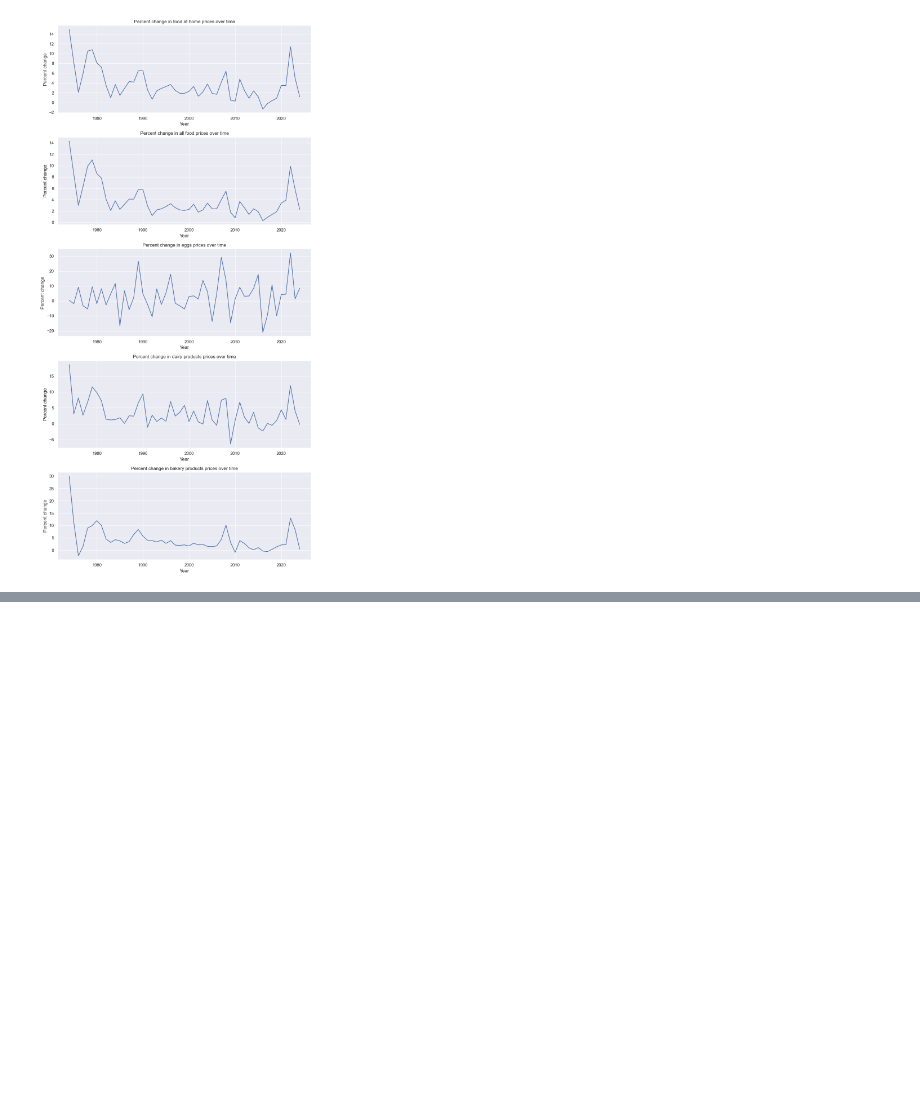
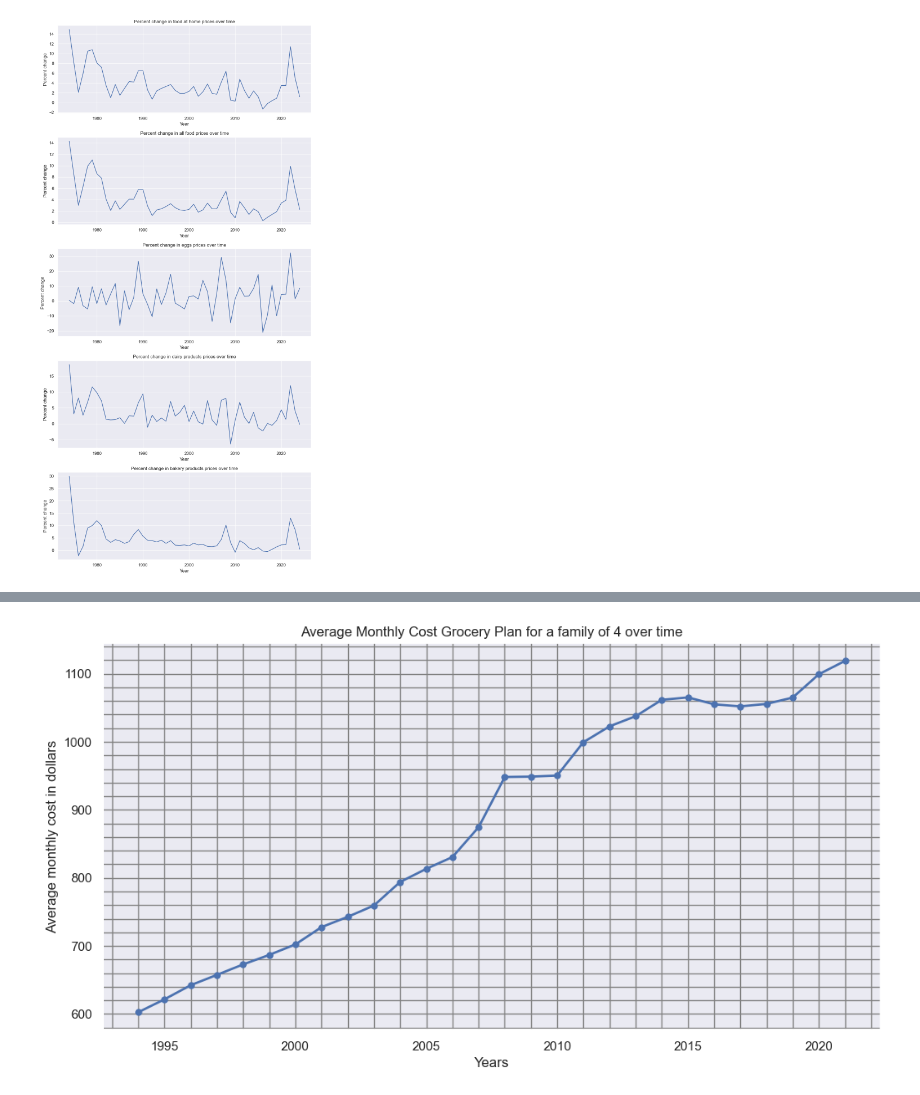
Before and after one commit to torreywatwit/Data_Science_proj, a Jupyter notebook: analysis.ipynb, the cells around one changed output, grey strips where cells are left out. Cells and saved outputs as stored; diff of their text form; code cells hidden in the pictures; blank space fills up the shorter version.

Commit message:
Added question 1 analysis and conclusion

```diff
--- a/analysis.ipynb
+++ b/analysis.ipynb
@@ -92,0 +96,84 @@ sns.lineplot(data=basic_metrics, x='Year', y='Percent change', hue='Consumer Pri
+# %%
+#First we read the 3 food plan sets using pandas
+pre_2003_foodplan = pd.read_excel("data/usda-moderatecostplan-pre-march2003.xlsx", sheet_name='Moderate-Cost 94-03')
+foodplan_03_07 = pd.read_excel("data/usda-moderatecostplan-march2003-aug2007.xlsx", sheet_name="Moderate-Cost 03-07")
+foodplan_07_present = pd.read_excel("data/cnpp-moderatecostplan-sept2007-present.xlsx", sheet_name="Moderate-Cost 07-Pres")
+
+#We then applied a few filters ensuring we were only grabbing monthly data pertaining to the U.S
+norm1 = pre_2003_foodplan[(pre_2003_foodplan['geographic_area'] == "Mainland U.S.") & (pre_2003_foodplan['frequency'] == 'Monthly')].copy()
+norm2 = foodplan_03_07[(foodplan_03_07['geographic_area'] == "Mainland U.S.") & (foodplan_03_07['frequency'] == 'Monthly')].copy()
+norm3 = foodplan_07_present[(foodplan_07_present['location'] == "Mainland U.S.") & (foodplan_07_present['frequency'] == "Monthly")].copy()
+
+#We then normalized some column names and converted the year and cost columns to numbers for analysis
+norm3 = norm3.rename(columns={'location': 'geographic_area'})
+norm1['year'] = pd.to_numeric(norm1['year'], errors='coerce')
+norm2['year'] = pd.to_numeric(norm2['year'], errors='coerce')
+norm3['year'] = pd.to_numeric(norm3['year'], errors='coerce')
+
+norm1['cost'] = pd.to_numeric(norm1['cost'], errors='coerce')
+norm2['cost'] = pd.to_numeric(norm2['cost'], errors='coerce')
+norm3['cost'] = pd.to_numeric(norm3['cost'], errors='coerce')
+
+#Then we examined the unique values from fam_indv, group, and age columns to decide how we wanted to build our data around a 4 family profile
+'''print(norm1['fam_indv'].unique())
+print(norm1['group'].unique())
+print(norm1['age'].unique())
+
+print(norm2['fam_indv'].unique())
+print(norm2['group'].unique())
+print(norm2['age'].unique())
+
+print(norm3['fam_indv'].unique())
+print(norm3['group'].unique())
+print(norm3['age'].unique())'''
+
+#We ended up deciding on using the premade family category, including children from a broad age range
+family1 = norm1[(norm1['fam_indv'] == 'Family') & (norm1['group'] == 'Couple and children') & (norm1['age'] == '20-50 years and children 6-8 and 9-11 years')].copy()
+family2 = norm2[(norm2['fam_indv'] == 'Family') & (norm2['group'] == 'Couple and children') & (norm2['age'] == '20-50 years and children 6-8 and 9-11 years')].copy()
+family3 = norm3[(norm3['fam_indv'] == 'Family') & (norm3['group'] == 'Couple and children') & (norm3['age'] == '19-50 years and children 6-8 and 9-11 years')].copy()
+
+#After all the cleaning was done, we filtered the columns we needed for analysis once again
+family1 = family1[['geographic_area', 'fam_indv', 'group', 'age', 'year', 'month', 'food_plan', 'frequency', 'cost']]
+family2 = family2[['geographic_area', 'fam_indv', 'group', 'age', 'year', 'month', 'food_plan', 'frequency', 'cost']]
+family3 = family3[['geographic_area', 'fam_indv', 'group', 'age', 'year', 'month', 'food_plan', 'frequency', 'cost']]
+
+#And then combined them, while writing a new index for the combination
+family_foodplan = pd.concat([family1, family2, family3], ignore_index=True)
+print(family_foodplan.shape)
+
+#After the data was stitched together, we developed a date category in order to get a time series for the type of analysis we wanted, and sorted by that date
+family_foodplan['date'] = pd.to_datetime(family_foodplan['month'] + ' ' + family_foodplan['year'].astype(str), format='%B %Y')
+family_foodplan = family_foodplan.sort_values('date').reset_index(drop=True)
+
+#This allowed us to then create our set of yearly metrics, changing cost into the average monthly cost by year
+yearly_family_foodplan = (family_foodplan.groupby('year', as_index=False)['cost'].mean())
+yearly_family_foodplan = yearly_family_foodplan.rename(columns = {'cost': 'avg_monthly'})
+
+#We proceeded to add some columns for more detailed annual data, and used that for our metric calculations below
+yearly_family_foodplan['annual_cost'] = yearly_family_foodplan['avg_monthly'] * 12
+yearly_family_foodplan['annual_cost_increase'] = yearly_family_foodplan['annual_cost'].diff()
+
+#We Also decided it would be helpful in understanding to have a annual percent increase to give context.
+yearly_family_foodplan['annual_pct_change'] = yearly_family_foodplan['avg_monthly'].pct_change()*100
+avg_annual_pct = yearly_family_foodplan['annual_pct_change'].mean()
+avg_annual_diff = yearly_family_foodplan['annual_cost_increase'].mean()
+start_year = yearly_family_foodplan['year'].min()
+end_year = yearly_family_foodplan['year'].max()
+start_cost = yearly_family_foodplan.loc[yearly_family_foodplan['year'] == start_year, 'avg_monthly'].values[0]
+end_cost = yearly_family_foodplan.loc[yearly_family_foodplan['year'] == end_year, 'avg_monthly'].values[0]
+pct_change = ((end_cost-start_cost)/start_cost) *100
+
+#With all our data in place we began plotting
+plt.figure(figsize=(12,6))
+plt.plot(yearly_family_foodplan['year'], yearly_family_foodplan['avg_monthly'], marker="o", markersize=5, linewidth=2)
+plt.grid(True, which='both', color='gray')
+plt.minorticks_on()
+plt.title('Average Monthly Cost Grocery Plan for a family of 4 over time')
+plt.xlabel("Years")
+plt.ylabel('Average monthly cost in dollars')
+
+
+print(f" From {start_year} to {end_year}, the average moderate 4-family foodplan had a percent change of: {pct_change}")
+print(f"The average annual change in price is: {avg_annual_diff}")
+print(f"The average annual percent change is: {avg_annual_pct}")
+# %% [output]
@@ -92,0 +184 @@ sns.lineplot(data=basic_metrics, x='Year', y='Percent change', hue='Consumer Pri
+[figure, added]
```
Also changed, not shown: parts of 7 cells of this notebook, 3 other files.
